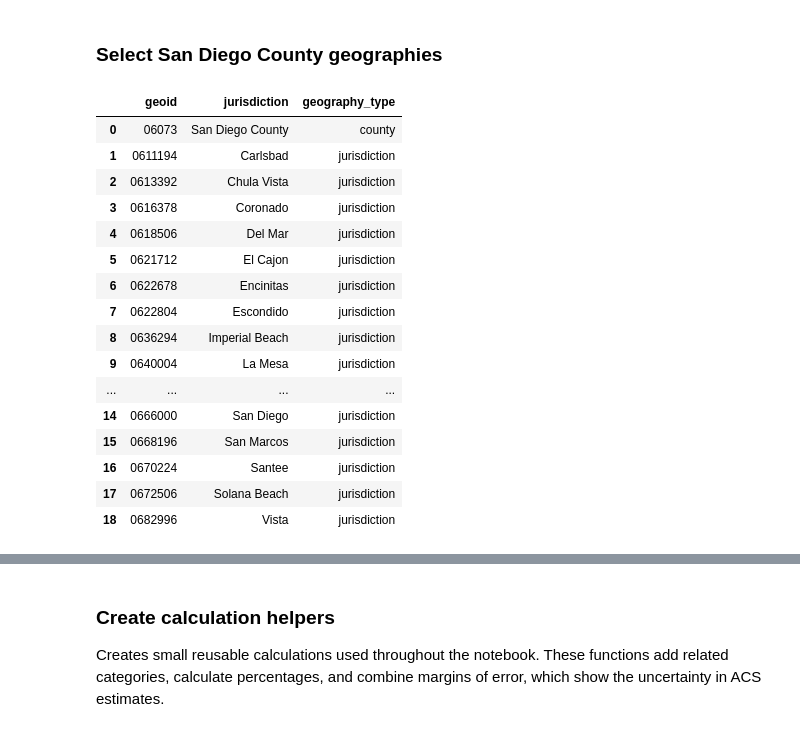
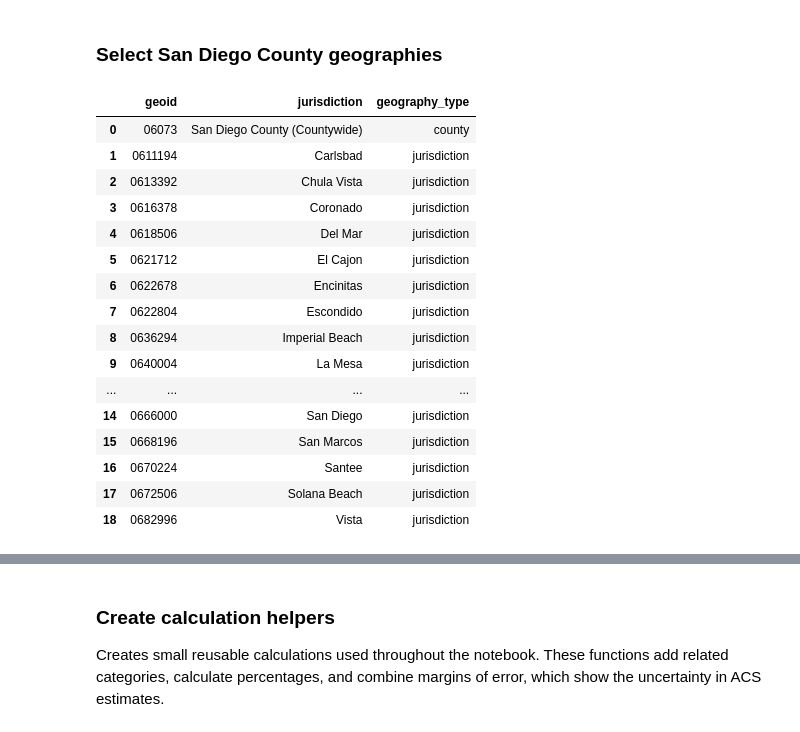
Before and after one commit to laurenthanhvo/chpd-dashboard-data-validation, a Jupyter notebook: lauren's work/notebooks/housing_need_demand_affordability.ipynb, the cells around one changed output, grey strips where cells are left out. Drawn from its saved outputs; the diff is of its cells as text; code cells hidden in the pictures.

```diff
--- a/lauren's work/notebooks/housing_need_demand_affordability.ipynb
+++ b/lauren's work/notebooks/housing_need_demand_affordability.ipynb
@@ -205,13 +209,21 @@ def get_json(
 def get_group_variables(group: str) -> tuple[list[str], dict]:
     """
     Retrieve all estimate and margin-of-error variables for one ACS table.
-    Annotation variables ending in EA or MA are excluded.
+
+    For B25088, also retrieve the estimate annotation fields needed
+    to identify medians that fall in an open-ended interval.
     """
     metadata_url = f"{ACS_BASE_URL}/groups/{group}.json"
 
+    metadata_params = (
+        {"key": CENSUS_API_KEY}
+        if CENSUS_API_KEY
+        else None
+    )
+
     metadata = get_json(
         metadata_url,
-        params={"key": CENSUS_API_KEY},
+        params=metadata_params,
     )
 
     variable_pattern = re.compile(
@@ -223,6 +235,25 @@ def get_group_variables(group: str) -> tuple[list[str], dict]:
         for variable in metadata["variables"]
         if variable_pattern.fullmatch(variable)
     )
+
+    if group == "B25088":
+        annotation_variables = [
+            "B25088_002EA",
+            "B25088_003EA",
+        ]
+
+        annotation_variables = [
+            variable
+            for variable in annotation_variables
+            if variable in metadata["variables"]
+        ]
+
+        variables = sorted(
+            set(
+                variables
+                + annotation_variables
+            )
+        )
 
     if not variables:
         raise ValueError(
@@ -238,10 +269,13 @@ def get_group_variables(group: str) -> tuple[list[str], dict]:
         "w",
         encoding="utf-8",
     ) as file:
-        json.dump(metadata, file, indent=2)
+        json.dump(
+            metadata,
+            file,
+            indent=2,
+        )
 
     return variables, metadata
-
 
 def download_acs_group(
     group: str,
@@ -474,7 +508,7 @@ sd_places["geography_type"] = "jurisdiction"
 
 sd_county = county_wide.copy()
 
-sd_county["jurisdiction"] = "San Diego County"
+sd_county["jurisdiction"] = "San Diego County (Countywide)"
 
 sd_county["geoid"] = (
     sd_county["state"]
@@ -490,34 +524,34 @@ geographies = pd.concat(
 )
 
 geographies = geographies.sort_values(
     ["geography_type", "jurisdiction"]
 ).reset_index(drop=True)
 
 missing_cities = sorted(
     set(SAN_DIEGO_CITIES)
     - set(sd_places["jurisdiction"])
 )
 
 assert not missing_cities, (
     f"Missing San Diego jurisdictions: {missing_cities}"
 )
 
 assert len(sd_places) == 18, (
     f"Expected 18 cities but found {len(sd_places)}."
 )
 
 display(
     geographies[
         [
             "geoid",
             "jurisdiction",
             "geography_type",
         ]
     ]
 )
 # %% [output]
 |  | geoid | jurisdiction | geography_type |
-| 0 | 06073 | San Diego County | county |
+| 0 | 06073 | San Diego County (Countywide) | county |
 | 1 | 0611194 | Carlsbad | jurisdiction |
 | 2 | 0613392 | Chula Vista | jurisdiction |
 | 3 | 0616378 | Coronado | jurisdiction |
```
Also changed, not shown: parts of 33 cells of this notebook, 12 other files.
